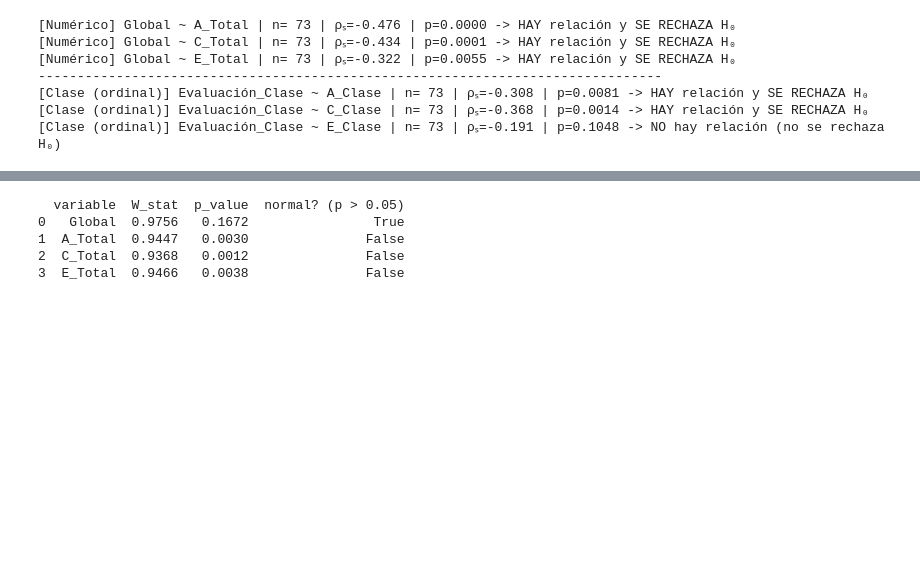
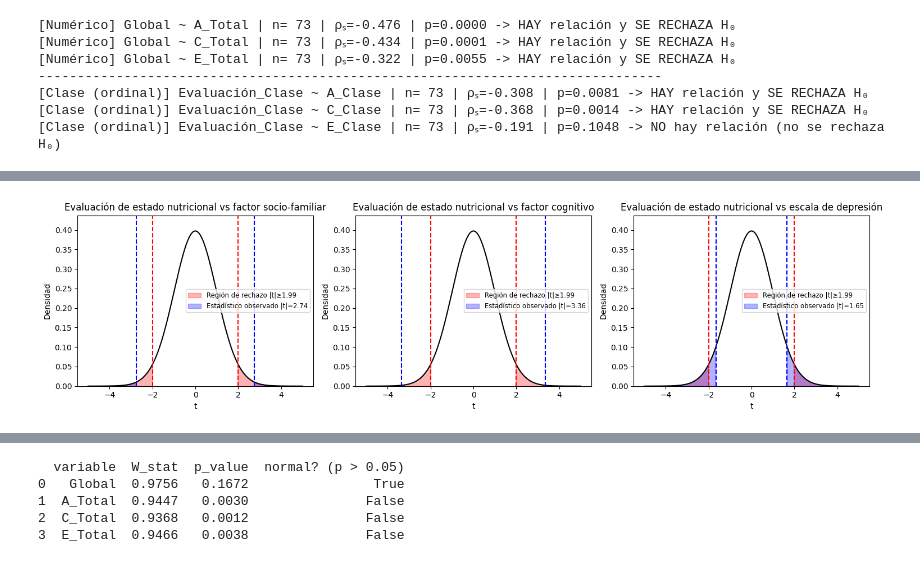
Before and after one commit to BrajanNieto/stats-prob-py, a Jupyter notebook: 100. PilotoAnalysis.ipynb, the cells around one changed output, grey strips where cells are left out. Drawn from its saved outputs; the diff is of its cells as text; code cells hidden in the pictures; blank space fills up the shorter version.

```diff
--- a/100. PilotoAnalysis.ipynb
+++ b/100. PilotoAnalysis.ipynb
@@ -755,0 +945,72 @@ for dep, indep in class_pairs:
+# %%
+import numpy as np
+import matplotlib.pyplot as plt
+from scipy.stats import t
+
+alpha = 0.05
+class_pairs = [
+    ("Evaluación_Clase", "A_Clase"),  # estado nutricional
+    ("Evaluación_Clase", "C_Clase"),  # factor cognitivo
+    ("Evaluación_Clase", "E_Clase")   # escala de depresión
+]
+
+# Mapeo de las variables a su etiqueta descriptiva
+title_map = {
+    "A_Clase": "factor socio-familiar",
+    "C_Clase": "factor cognitivo",
+    "E_Clase": "escala de depresión"
+}
+
+# -------------------------------------------------
+# 1) Ejecutar Spearman (ordinal) y recolectar t-stat y df
+# -------------------------------------------------
+class_results = []
+for dep, indep in class_pairs:
+    if dep in df_encuesta_final and indep in df_encuesta_final:
+        res = spearman_test(df_encuesta_final, indep, dep,
+                            alpha=alpha, as_ordinal=True)
+        df_grados = res["n"] - 2
+        class_results.append((dep, indep, res["t"], df_grados))
+    else:
+        print(f"[Clase] Columnas no encontradas: {dep}, {indep}")
+
+# -------------------------------------------------
+# 2) Graficar un subplot por test
+# -------------------------------------------------
+fig, axes = plt.subplots(1, len(class_results),
+                         figsize=(5*len(class_results), 4))
+x = np.linspace(-5, 5, 600)
+
+for ax, (dep, indep, t_stat, df_grados) in zip(axes, class_results):
+    # densidad de la t con df moderadores
+    y = t.pdf(x, df_grados)
+    ax.plot(x, y, 'k-')
+
+    # valores críticos y de estadístico
+    t_crit = t.ppf(1 - alpha/2, df_grados)
+    ax.fill_between(x, y, where=(x <= -t_crit) | (x >= t_crit),
+                    color='red', alpha=0.3,
+                    label=f"Región de rechazo |t|≥{t_crit:.2f}")
+    ax.fill_between(x, y, where=(x <= -abs(t_stat)) | (x >= abs(t_stat)),
+                    color='blue', alpha=0.3,
+                    label=f"Estadístico observado |t|={abs(t_stat):.2f}")
+
+    # líneas verticales
+    ax.axvline(-t_crit, color='red', linestyle='--')
+    ax.axvline( t_crit, color='red', linestyle='--')
+    ax.axvline(-t_stat, color='blue', linestyle='--')
+    ax.axvline( t_stat, color='blue', linestyle='--')
+
+    # Título descriptivo usando el mapeo
+    etiqueta_indep = title_map.get(indep, indep)
+    ax.set_title(f"Evaluación de estado nutricional vs {etiqueta_indep}")
+
+    ax.set_ylim(0, y.max() * 1.1)
+    ax.set_xlabel("t")
+    ax.set_ylabel("Densidad")
+    ax.legend(fontsize="small")
+
+plt.tight_layout()
+plt.show()
+# %% [output]
+[figure, added]
```
Also changed, not shown: parts of 4 cells of this notebook.
